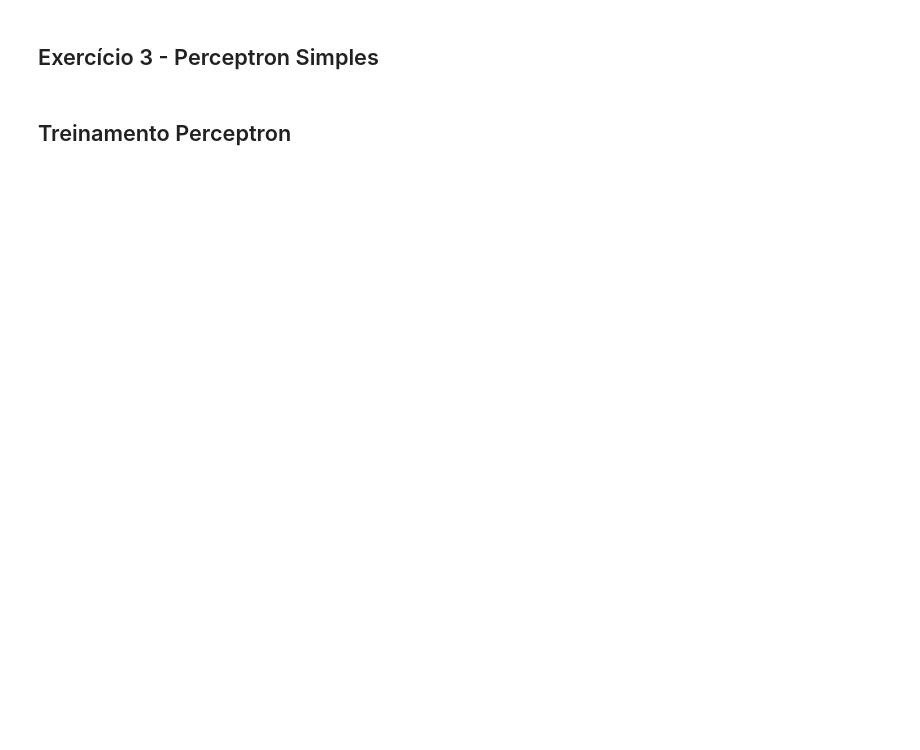
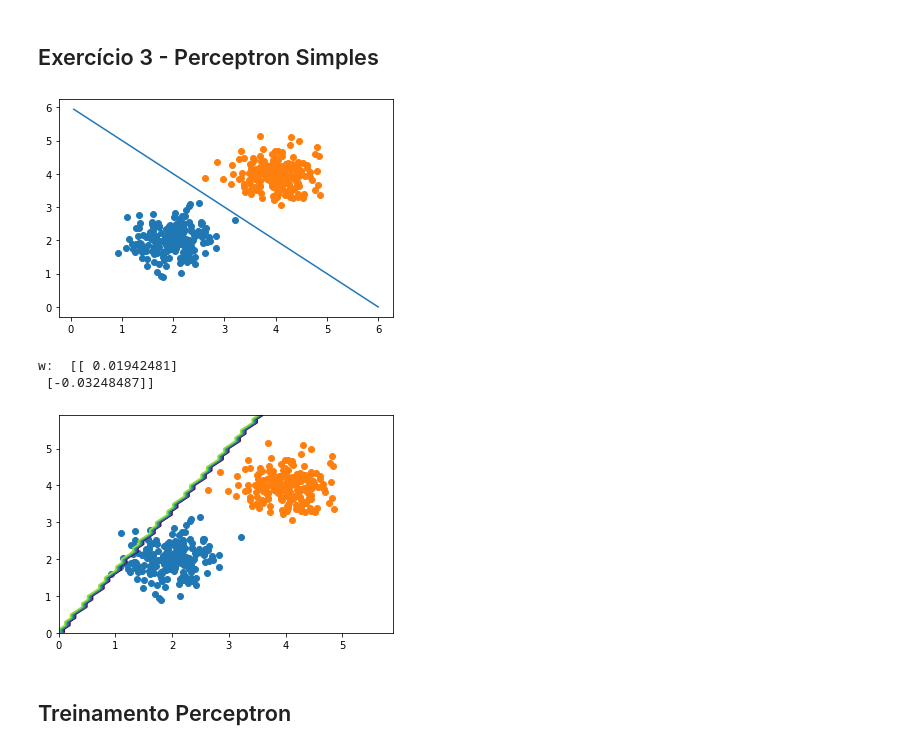
Before and after one commit to jueta/Artificial-Neural-Networks, a Jupyter notebook: 课四/exercicio4.ipynb, the cells around one changed output. Drawn from its saved outputs; the diff is of its cells as text; code cells hidden in the pictures; blank space fills up the shorter version.

```diff
--- a/课四/exercicio4.ipynb
+++ b/课四/exercicio4.ipynb
@@ -13,5 +19,60 @@ import random as rd
 # %% [markdown]
 ## Exercício 3 - Perceptron Simples
+# %%
+s1 = 0.4
+s2 = 0.4
+nc = 200
+mu, sigma = 0, 4
+
+xc1 = np.random.normal(0, 1, (nc, 2))*s1 + np.full((2, nc), 2).T
+xc2 = np.random.normal(0, 1, (nc, 2))*s2 + np.full((2, nc), 4).T
+
+plt.scatter(xc1[:,0], xc1[:,1])
+plt.scatter(xc2[:,0], xc2[:,1])
+
+x1_reta = np.arange(6/100, 6, 6/100)
+x2_reta = -x1_reta+6
+
+plt.plot(x1_reta, x2_reta)
+plt.show()
+
+xc = np.concatenate((xc1, xc2), axis=0)
+
+y1 = np.zeros((nc,1))
+y2 = np.ones((nc,1))
+y = np.concatenate((y1, y2), axis=0)
+
+
+# Treinamento do Neuronio
+retlist = trainPerceptron(xc,y,0.01,0.01,50,0)
+
+w = retlist[0]
+erro = retlist[1]
+
+print("w: ", w)
+
+seqi = np.arange(0,6,0.1)
+seqj = np.arange(0,6,0.1)
+M =  np.zeros((len(seqi), len(seqj)))
+ci = 0
+
+for i in seqi:
+    cj=0
+    for j in seqj:
+        x = np.append(i, j)
+        M[ci, cj] = yPerceptron(x, w, 0)
+        cj += 1
+    ci += 1
+
+plt.scatter(xc1[:,0], xc1[:,1])
+plt.scatter(xc2[:,0], xc2[:,1])
+plt.contour(seqi, seqj, M)
+plt.show()
+# %% [output]
+[figure, added]
+w:  [[ 0.01942481]
+ [-0.03248487]]
+[figure, added]
 # %% [markdown]
 ## Treinamento Perceptron
 # %%
```
Also changed, not shown: parts of 2 cells of this notebook, 1 other file.
